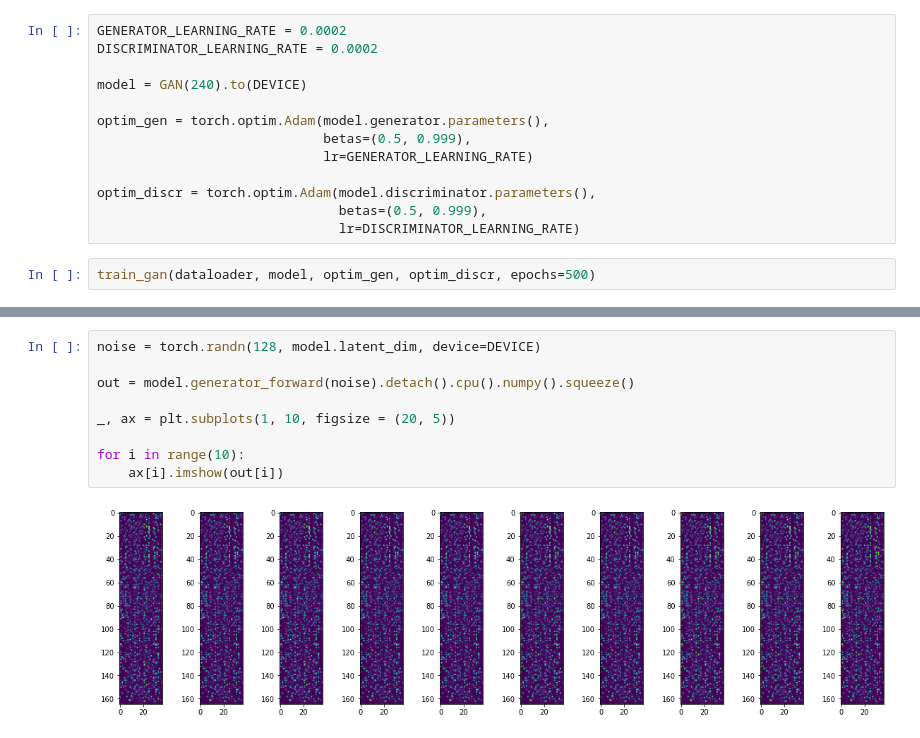
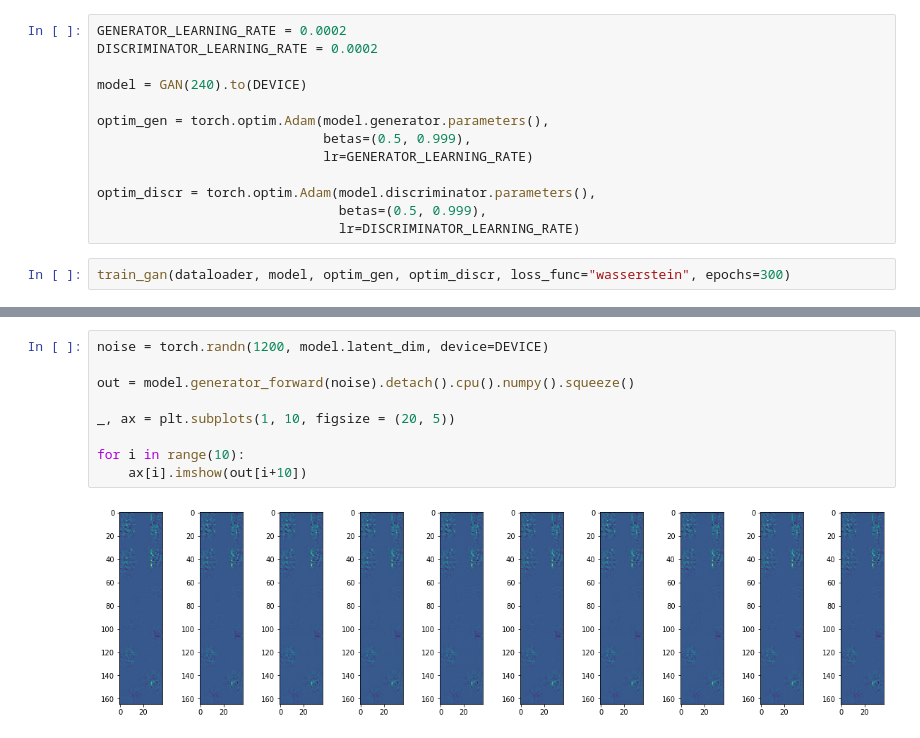
Before and after one commit to med-sci/teachmecadd, a Jupyter notebook: tutorials/011.GAN_on_smiles.ipynb, the cells around one changed output, grey strips where cells are left out. Saved outputs shown, nothing was run; the diff lists cells and outputs as text.

Commit message:
Add label smoothing for GAN. Add wasserstein loss

```diff
--- a/tutorials/011.GAN_on_smiles.ipynb
+++ b/tutorials/011.GAN_on_smiles.ipynb
@@ -39,5 +39,5 @@ optim_discr = torch.optim.Adam(model.discriminator.parameters(),
                                betas=(0.5, 0.999),
                                lr=DISCRIMINATOR_LEARNING_RATE)
 # %%
-train_gan(dataloader, model, optim_gen, optim_discr, epochs=500)
+train_gan(dataloader, model, optim_gen, optim_discr, loss_func="wasserstein", epochs=300)
 # %% [output]
@@ -61,11 +61,11 @@ Epoch: 490 Discriminator loss: 3.899440343957394e-06 Generator loss: 13.01735877
 # %%
-noise = torch.randn(128, model.latent_dim, device=DEVICE)
+noise = torch.randn(1200, model.latent_dim, device=DEVICE)
 
 out = model.generator_forward(noise).detach().cpu().numpy().squeeze()
 
 _, ax = plt.subplots(1, 10, figsize = (20, 5))
 
 for i in range(10):
-    ax[i].imshow(out[i])
+    ax[i].imshow(out[i+10])
 # %% [output]
-[figure, old version]
+[figure, new version]
```
Also changed, not shown: parts of 2 cells of this notebook, 3 other files.
